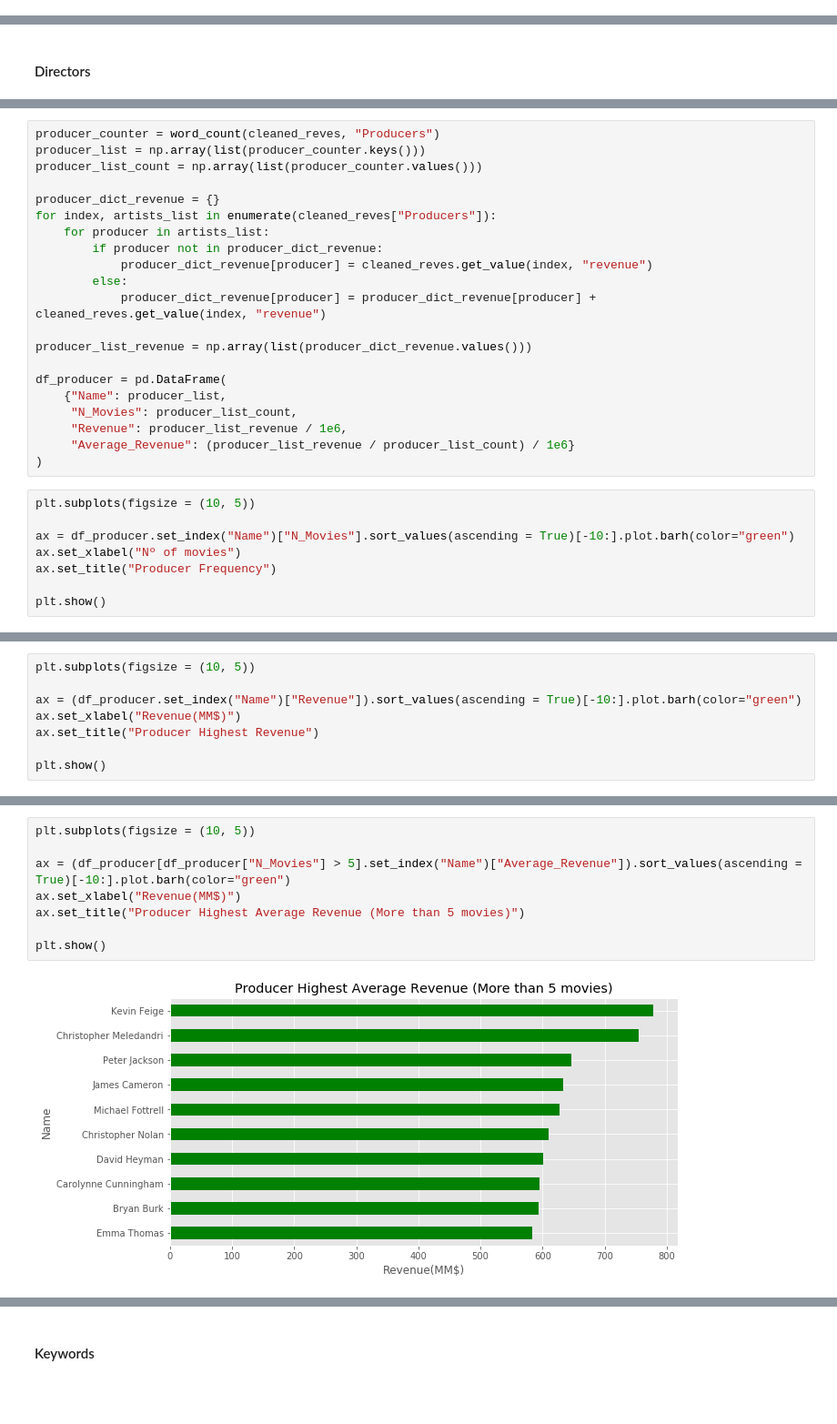
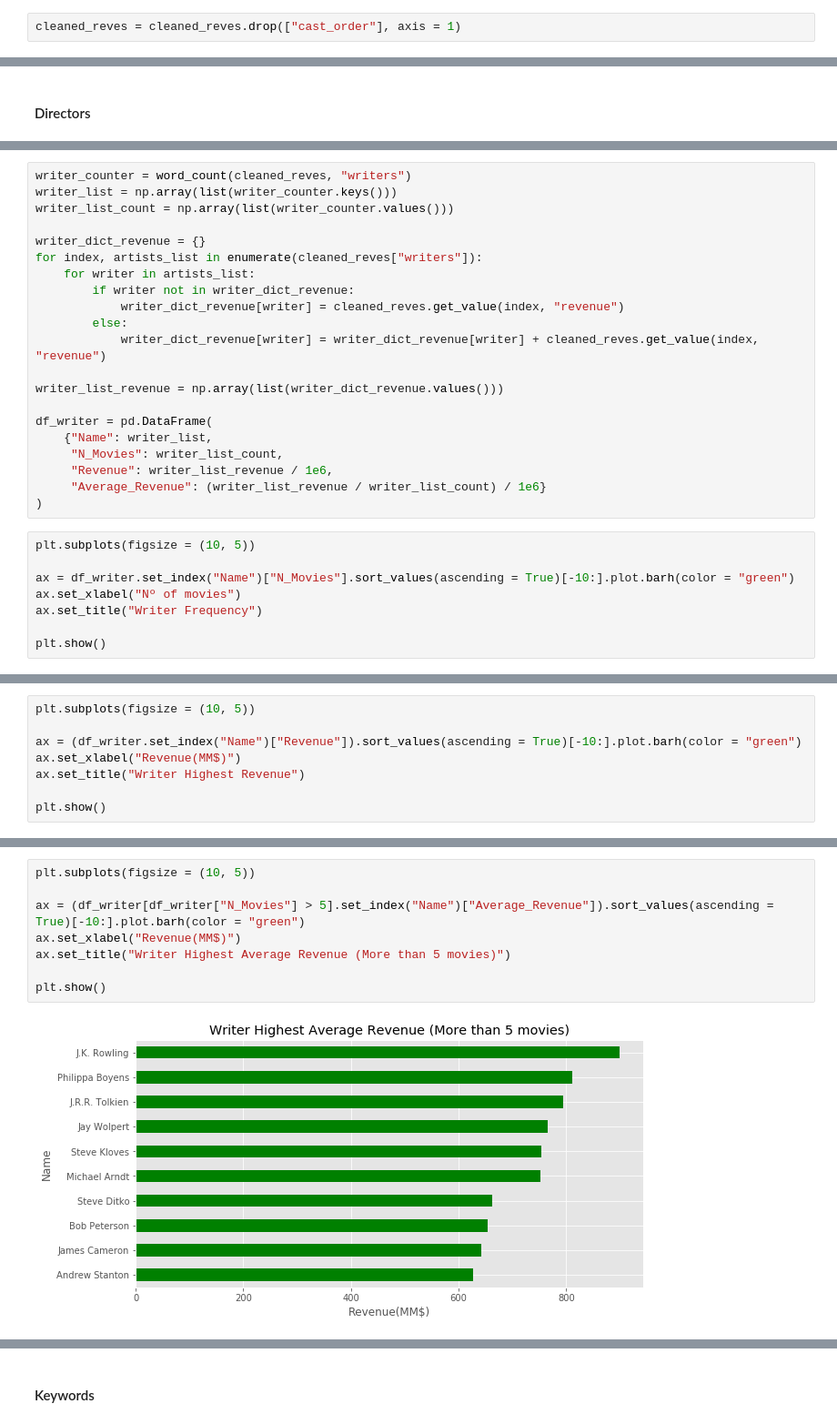
Before and after one commit to ElsaDuran/reves, a Jupyter notebook: 01.Cleaning_Data.ipynb, the cells around one changed output, grey strips where cells are left out. Shown at 91% size. Cells and saved outputs as stored; diff of their text form; blank space fills up the shorter version.

```diff
--- a/01.Cleaning_Data.ipynb
+++ b/01.Cleaning_Data.ipynb
@@ -1412,5 +1470,7 @@ cleaned_reves[cleaned_reves["cast"].str.len() == 0].shape
 # %%
 cleaned_reves = cleaned_reves.drop(["cast"], axis = 1)
+# %%
+cleaned_reves = cleaned_reves.drop(["cast_order"], axis = 1)
 # %% [markdown]
 #### Crew
 # %%
@@ -1616,30 +1713,30 @@ plt.show()
 # %%
-producer_counter = word_count(cleaned_reves, "Producers")
-producer_list = np.array(list(producer_counter.keys()))
-producer_list_count = np.array(list(producer_counter.values()))
+writer_counter = word_count(cleaned_reves, "writers")
+writer_list = np.array(list(writer_counter.keys()))
+writer_list_count = np.array(list(writer_counter.values()))
 
-producer_dict_revenue = {}
-for index, artists_list in enumerate(cleaned_reves["Producers"]):
-    for producer in artists_list:
-        if producer not in producer_dict_revenue:
-            producer_dict_revenue[producer] = cleaned_reves.get_value(index, "revenue")
+writer_dict_revenue = {}
+for index, artists_list in enumerate(cleaned_reves["writers"]):
+    for writer in artists_list:
+        if writer not in writer_dict_revenue:
+            writer_dict_revenue[writer] = cleaned_reves.get_value(index, "revenue")
         else:
-            producer_dict_revenue[producer] = producer_dict_revenue[producer] + cleaned_reves.get_value(index, "revenue")
+            writer_dict_revenue[writer] = writer_dict_revenue[writer] + cleaned_reves.get_value(index, "revenue")
 
-producer_list_revenue = np.array(list(producer_dict_revenue.values()))
+writer_list_revenue = np.array(list(writer_dict_revenue.values()))
 
-df_producer = pd.DataFrame(
-    {"Name": producer_list,
-     "N_Movies": producer_list_count,
-     "Revenue": producer_list_revenue / 1e6,
-     "Average_Revenue": (producer_list_revenue / producer_list_count) / 1e6}
+df_writer = pd.DataFrame(
+    {"Name": writer_list,
+     "N_Movies": writer_list_count,
+     "Revenue": writer_list_revenue / 1e6,
+     "Average_Revenue": (writer_list_revenue / writer_list_count) / 1e6}
 )
 # %%
 plt.subplots(figsize = (10, 5))
 
-ax = df_producer.set_index("Name")["N_Movies"].sort_values(ascending = True)[-10:].plot.barh(color="green")
+ax = df_writer.set_index("Name")["N_Movies"].sort_values(ascending = True)[-10:].plot.barh(color = "green")
 ax.set_xlabel("Nº of movies")
-ax.set_title("Producer Frequency")
+ax.set_title("Writer Frequency")
 
 plt.show()
 # %% [output]
@@ -1647,9 +1744,9 @@ plt.show()
 # %%
 plt.subplots(figsize = (10, 5))
 
-ax = (df_producer.set_index("Name")["Revenue"]).sort_values(ascending = True)[-10:].plot.barh(color="green")
+ax = (df_writer.set_index("Name")["Revenue"]).sort_values(ascending = True)[-10:].plot.barh(color = "green")
 ax.set_xlabel("Revenue(MM$)")
-ax.set_title("Producer Highest Revenue")
+ax.set_title("Writer Highest Revenue")
 
 plt.show()
 # %% [output]
@@ -1657,10 +1754,10 @@ plt.show()
 # %%
 plt.subplots(figsize = (10, 5))
 
-ax = (df_producer[df_producer["N_Movies"] > 5].set_index("Name")["Average_Revenue"]).sort_values(ascending = True)[-10:].plot.barh(color="green")
+ax = (df_writer[df_writer["N_Movies"] > 5].set_index("Name")["Average_Revenue"]).sort_values(ascending = True)[-10:].plot.barh(color = "green")
 ax.set_xlabel("Revenue(MM$)")
-ax.set_title("Producer Highest Average Revenue (More than 5 movies)")
+ax.set_title("Writer Highest Average Revenue (More than 5 movies)")
 
 plt.show()
 # %% [output]
-[figure, old version]
+[figure, new version]
```
Also changed, not shown: parts of 125 cells of this notebook, 3 other files.
